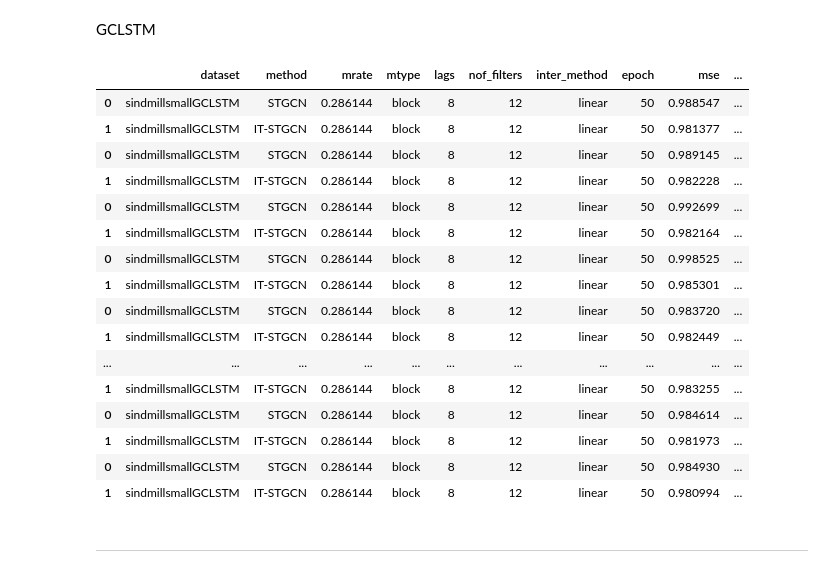
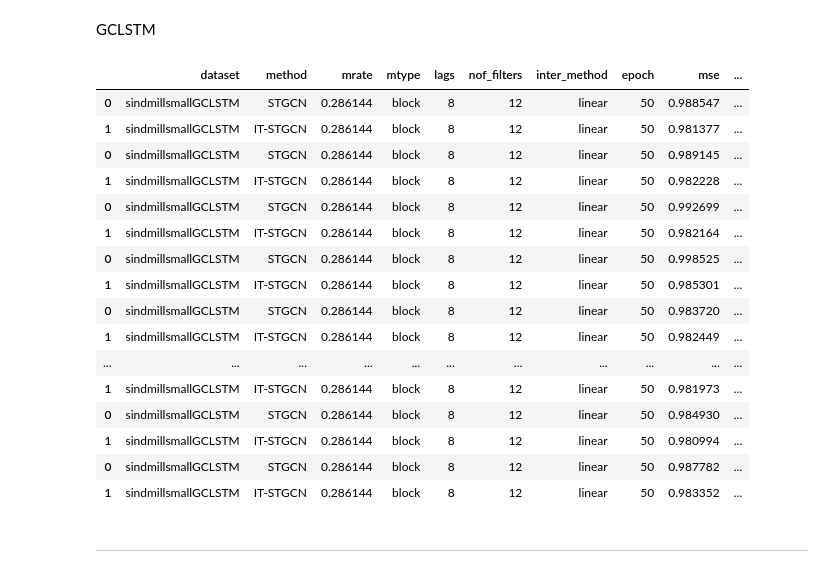
Before and after one commit to seoyeonc/ITTGNN_blog, a Jupyter notebook: posts/2_research/done.ipynb, the cells around one changed output. Saved outputs shown, nothing was run; the diff lists cells and outputs as text; code cells hidden in the pictures.

```diff
--- a/posts/2_research/done.ipynb
+++ b/posts/2_research/done.ipynb
@@ -99,35 +99,36 @@ GCLSTM
 # %%
 pd.concat([pd.read_csv('./simulation_results/2024-02-25_01-56-18.csv'), # 1
            pd.read_csv('./simulation_results/2024-02-25_21-45-51.csv'), # 2
            pd.read_csv('./simulation_results/2024-02-26_16-26-55.csv'), # 3
            pd.read_csv('./simulation_results/2024-02-27_07-25-35.csv'), # 4
            pd.read_csv('./simulation_results/2024-02-29_07-57-46.csv'), # 5
            pd.read_csv('./simulation_results/2024-02-29_22-33-16.csv'), # 6
            pd.read_csv('./simulation_results/2024-03-01_13-11-27.csv'), # 7
            pd.read_csv('./simulation_results/2024-03-02_03-46-31.csv'), # 8
            pd.read_csv('./simulation_results/2024-03-02_18-06-47.csv'), # 9
            pd.read_csv('./simulation_results/2024-03-03_08-23-50.csv'), # 10
            pd.read_csv('./simulation_results/2024-03-03_22-37-18.csv'), # 11
            pd.read_csv('./simulation_results/2024-03-04_10-31-53.csv'), # 12
+           pd.read_csv('./simulation_results/2024-03-04_21-17-46.csv'), # 13
           ]).assign(model='GCLSTM')
 # %% [output]
 |  | dataset | method | mrate | mtype | lags | nof_filters | inter_method | epoch | mse | ... |
 | 0 | sindmillsmallGCLSTM | STGCN | 0.286144 | block | 8 | 12 | linear | 50 | 0.988547 | ... |
 | 1 | sindmillsmallGCLSTM | IT-STGCN | 0.286144 | block | 8 | 12 | linear | 50 | 0.981377 | ... |
 | 0 | sindmillsmallGCLSTM | STGCN | 0.286144 | block | 8 | 12 | linear | 50 | 0.989145 | ... |
 | 1 | sindmillsmallGCLSTM | IT-STGCN | 0.286144 | block | 8 | 12 | linear | 50 | 0.982228 | ... |
 | 0 | sindmillsmallGCLSTM | STGCN | 0.286144 | block | 8 | 12 | linear | 50 | 0.992699 | ... |
 | 1 | sindmillsmallGCLSTM | IT-STGCN | 0.286144 | block | 8 | 12 | linear | 50 | 0.982164 | ... |
 | 0 | sindmillsmallGCLSTM | STGCN | 0.286144 | block | 8 | 12 | linear | 50 | 0.998525 | ... |
 | 1 | sindmillsmallGCLSTM | IT-STGCN | 0.286144 | block | 8 | 12 | linear | 50 | 0.985301 | ... |
 | 0 | sindmillsmallGCLSTM | STGCN | 0.286144 | block | 8 | 12 | linear | 50 | 0.983720 | ... |
 | 1 | sindmillsmallGCLSTM | IT-STGCN | 0.286144 | block | 8 | 12 | linear | 50 | 0.982449 | ... |
 | ... | ... | ... | ... | ... | ... | ... | ... | ... | ... | ... |
-| 1 | sindmillsmallGCLSTM | IT-STGCN | 0.286144 | block | 8 | 12 | linear | 50 | 0.983255 | ... |
-| 0 | sindmillsmallGCLSTM | STGCN | 0.286144 | block | 8 | 12 | linear | 50 | 0.984614 | ... |
 | 1 | sindmillsmallGCLSTM | IT-STGCN | 0.286144 | block | 8 | 12 | linear | 50 | 0.981973 | ... |
 | 0 | sindmillsmallGCLSTM | STGCN | 0.286144 | block | 8 | 12 | linear | 50 | 0.984930 | ... |
 | 1 | sindmillsmallGCLSTM | IT-STGCN | 0.286144 | block | 8 | 12 | linear | 50 | 0.980994 | ... |
+| 0 | sindmillsmallGCLSTM | STGCN | 0.286144 | block | 8 | 12 | linear | 50 | 0.987782 | ... |
+| 1 | sindmillsmallGCLSTM | IT-STGCN | 0.286144 | block | 8 | 12 | linear | 50 | 0.983352 | ... |
 # %% [markdown]
 ---
 # %% [markdown]
```
Also changed, not shown: parts of 1 cell of this notebook, 4 other files.
